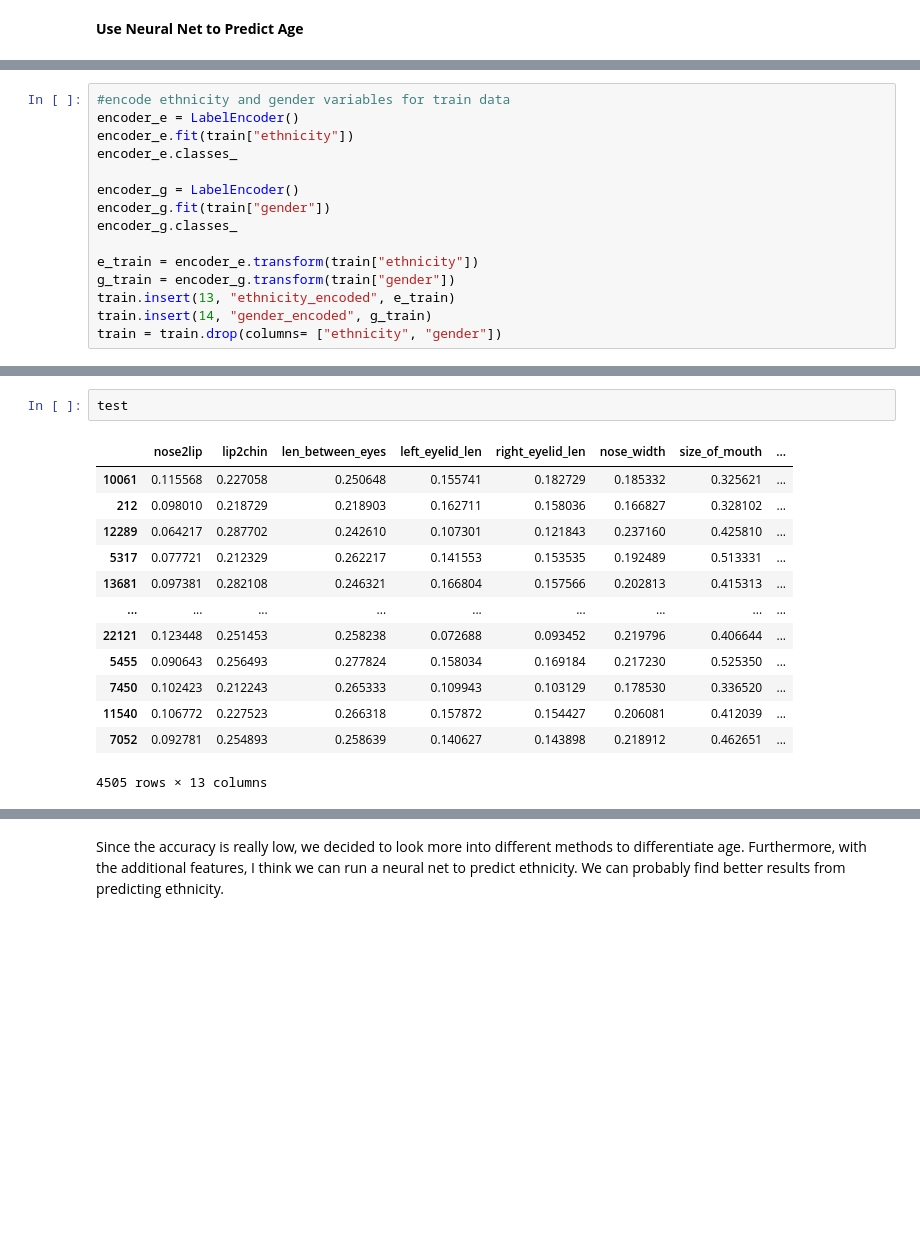
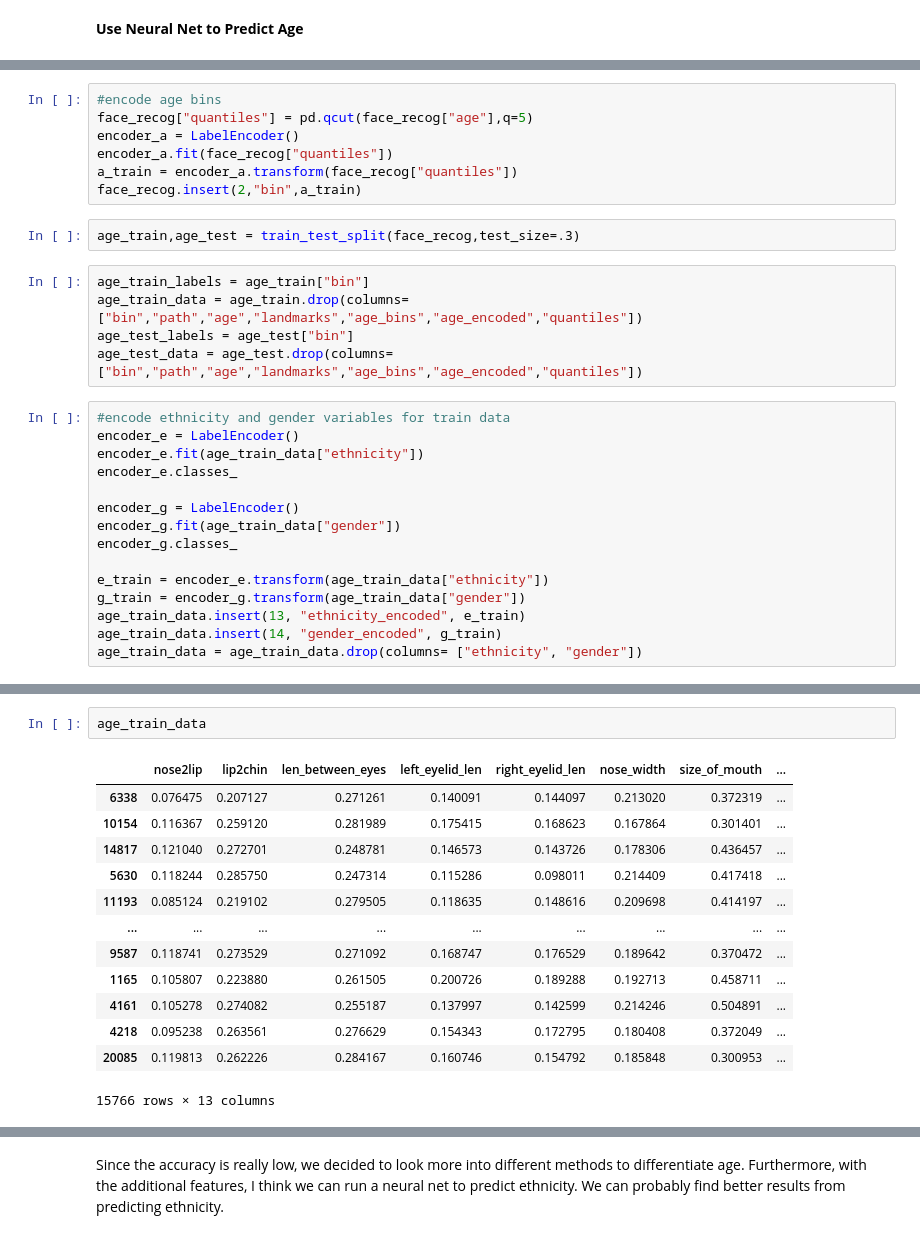
Before and after one commit to mbearw-berkeley/W207-finalProject, a Jupyter notebook: Neural_Network_Code.ipynb, the cells around one changed output, grey strips where cells are left out. Cells and saved outputs as stored; diff of their text form; blank space fills up the shorter version.

```diff
--- a/Neural_Network_Code.ipynb
+++ b/Neural_Network_Code.ipynb
@@ -79,15 +102,29 @@ train
+# %%
+#encode age bins
+face_recog["quantiles"] = pd.qcut(face_recog["age"],q=5)
+encoder_a = LabelEncoder()
+encoder_a.fit(face_recog["quantiles"])
+a_train = encoder_a.transform(face_recog["quantiles"])
+face_recog.insert(2,"bin",a_train)
+# %%
+age_train,age_test = train_test_split(face_recog,test_size=.3)
+# %%
+age_train_labels = age_train["bin"]
+age_train_data = age_train.drop(columns=["bin","path","age","landmarks","age_bins","age_encoded","quantiles"])
+age_test_labels = age_test["bin"]
+age_test_data = age_test.drop(columns=["bin","path","age","landmarks","age_bins","age_encoded","quantiles"])
 # %%
 #encode ethnicity and gender variables for train data
 encoder_e = LabelEncoder()
-encoder_e.fit(train["ethnicity"])
+encoder_e.fit(age_train_data["ethnicity"])
 encoder_e.classes_
 
 encoder_g = LabelEncoder()
-encoder_g.fit(train["gender"])
+encoder_g.fit(age_train_data["gender"])
 encoder_g.classes_
 
-e_train = encoder_e.transform(train["ethnicity"])
-g_train = encoder_g.transform(train["gender"])
-train.insert(13, "ethnicity_encoded", e_train)
-train.insert(14, "gender_encoded", g_train)
-train = train.drop(columns= ["ethnicity", "gender"])
+e_train = encoder_e.transform(age_train_data["ethnicity"])
+g_train = encoder_g.transform(age_train_data["gender"])
+age_train_data.insert(13, "ethnicity_encoded", e_train)
+age_train_data.insert(14, "gender_encoded", g_train)
+age_train_data = age_train_data.drop(columns= ["ethnicity", "gender"])
@@ -109,19 +155,19 @@ test = test.drop(columns= ["ethnicity", "gender"])
-# %%
-test
-# %% [output]
-|  | nose2lip | lip2chin | len_between_eyes | left_eyelid_len | right_eyelid_len | nose_width | size_of_mouth | ... |
-| 10061 | 0.115568 | 0.227058 | 0.250648 | 0.155741 | 0.182729 | 0.185332 | 0.325621 | ... |
-| 212 | 0.098010 | 0.218729 | 0.218903 | 0.162711 | 0.158036 | 0.166827 | 0.328102 | ... |
-| 12289 | 0.064217 | 0.287702 | 0.242610 | 0.107301 | 0.121843 | 0.237160 | 0.425810 | ... |
-| 5317 | 0.077721 | 0.212329 | 0.262217 | 0.141553 | 0.153535 | 0.192489 | 0.513331 | ... |
-| 13681 | 0.097381 | 0.282108 | 0.246321 | 0.166804 | 0.157566 | 0.202813 | 0.415313 | ... |
-| ... | ... | ... | ... | ... | ... | ... | ... | ... |
-| 22121 | 0.123448 | 0.251453 | 0.258238 | 0.072688 | 0.093452 | 0.219796 | 0.406644 | ... |
-| 5455 | 0.090643 | 0.256493 | 0.277824 | 0.158034 | 0.169184 | 0.217230 | 0.525350 | ... |
-| 7450 | 0.102423 | 0.212243 | 0.265333 | 0.109943 | 0.103129 | 0.178530 | 0.336520 | ... |
-| 11540 | 0.106772 | 0.227523 | 0.266318 | 0.157872 | 0.154427 | 0.206081 | 0.412039 | ... |
-| 7052 | 0.092781 | 0.254893 | 0.258639 | 0.140627 | 0.143898 | 0.218912 | 0.462651 | ... |
-4505 rows × 13 columns
+# %%
+age_train_data
+# %% [output]
+|  | nose2lip | lip2chin | len_between_eyes | left_eyelid_len | right_eyelid_len | nose_width | size_of_mouth | ... |
+| 6338 | 0.076475 | 0.207127 | 0.271261 | 0.140091 | 0.144097 | 0.213020 | 0.372319 | ... |
+| 10154 | 0.116367 | 0.259120 | 0.281989 | 0.175415 | 0.168623 | 0.167864 | 0.301401 | ... |
+| 14817 | 0.121040 | 0.272701 | 0.248781 | 0.146573 | 0.143726 | 0.178306 | 0.436457 | ... |
+| 5630 | 0.118244 | 0.285750 | 0.247314 | 0.115286 | 0.098011 | 0.214409 | 0.417418 | ... |
+| 11193 | 0.085124 | 0.219102 | 0.279505 | 0.118635 | 0.148616 | 0.209698 | 0.414197 | ... |
+| ... | ... | ... | ... | ... | ... | ... | ... | ... |
+| 9587 | 0.118741 | 0.273529 | 0.271092 | 0.168747 | 0.176529 | 0.189642 | 0.370472 | ... |
+| 1165 | 0.105807 | 0.223880 | 0.261505 | 0.200726 | 0.189288 | 0.192713 | 0.458711 | ... |
+| 4161 | 0.105278 | 0.274082 | 0.255187 | 0.137997 | 0.142599 | 0.214246 | 0.504891 | ... |
+| 4218 | 0.095238 | 0.263561 | 0.276629 | 0.154343 | 0.172795 | 0.180408 | 0.372049 | ... |
+| 20085 | 0.119813 | 0.262226 | 0.284167 | 0.160746 | 0.154792 | 0.185848 | 0.300953 | ... |
+15766 rows × 13 columns
 # %%
 #run a neural net
 
```
Also changed, not shown: parts of 18 cells of this notebook.
